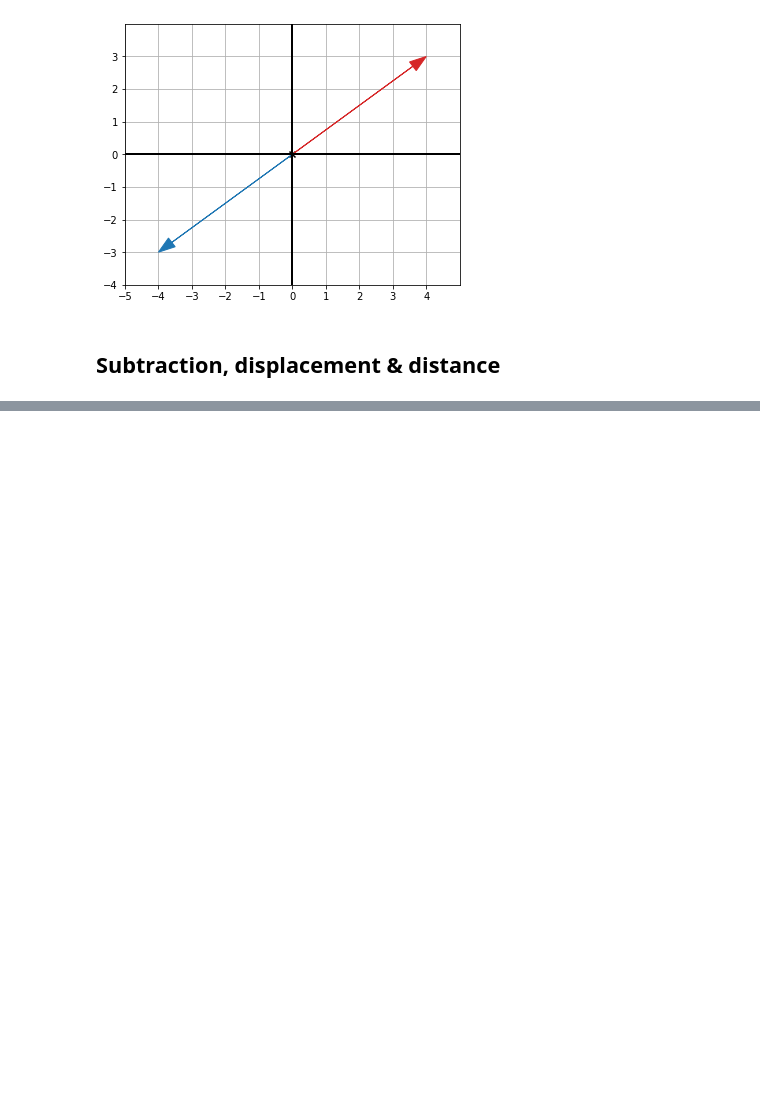
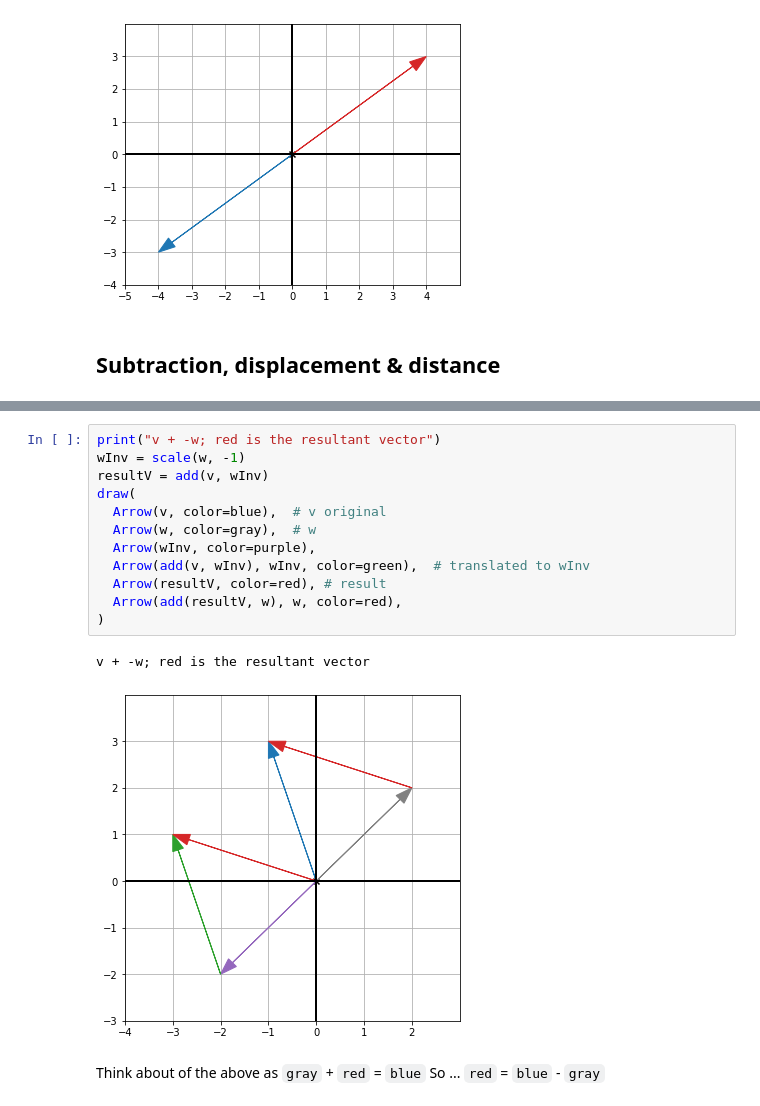
Before and after one commit to sthaha/Math-for-Programmers, a Jupyter notebook: learn/ch02/Ch02.ipynb, the cells around one changed output, grey strips where cells are left out. Drawn from its saved outputs; the diff is of its cells as text; blank space fills up the shorter version.

```diff
--- a/learn/ch02/Ch02.ipynb
+++ b/learn/ch02/Ch02.ipynb
@@ -165,0 +195,18 @@ draw(
+# %%
+print("v + -w; red is the resultant vector")
+wInv = scale(w, -1)
+resultV = add(v, wInv)
+draw(
+  Arrow(v, color=blue),  # v original
+  Arrow(w, color=gray),  # w
+  Arrow(wInv, color=purple),
+  Arrow(add(v, wInv), wInv, color=green),  # translated to wInv
+  Arrow(resultV, color=red), # result
+  Arrow(add(resultV, w), w, color=red),
+)
+# %% [output]
+v + -w; red is the resultant vector
+[figure, added]
+# %% [markdown]
+Think about of the above as `gray` + `red` = `blue` So ...
+`red` = `blue` - `gray`
```
Also changed, not shown: parts of 17 cells of this notebook, 4 other files.
